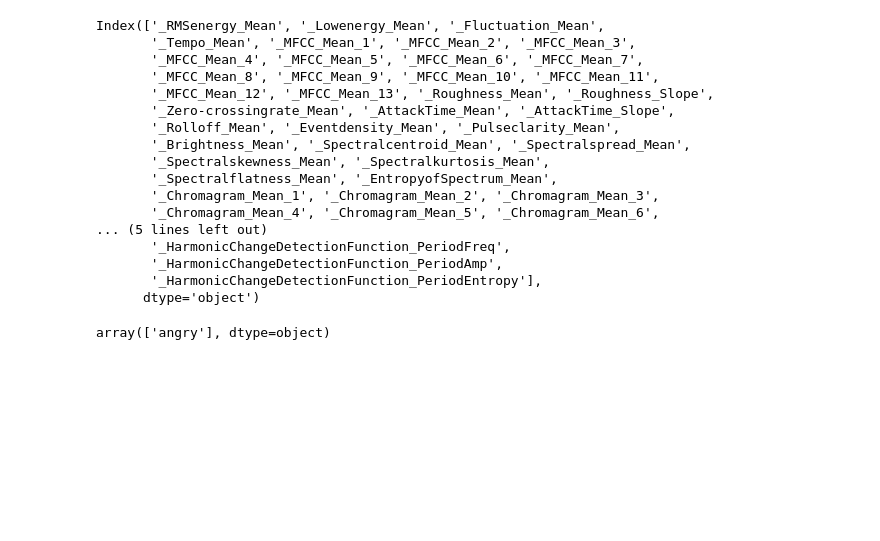
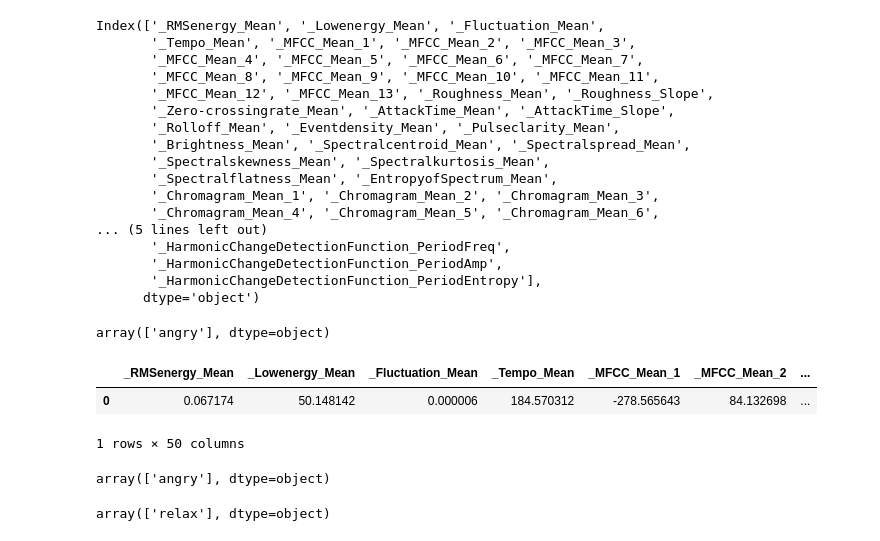
Before and after one commit to tiwaripari/ML, a Jupyter notebook: RandomForestEmotionClassification.ipynb, the cells around one changed output. Saved outputs shown, nothing was run; the diff lists cells and outputs as text; code cells hidden in the pictures; blank space fills up the shorter version.

```diff
--- a/RandomForestEmotionClassification.ipynb
+++ b/RandomForestEmotionClassification.ipynb
@@ -243,3 +244,14 @@ prediction2 = target_names[clf.predict(features)]
 prediction2
 # %% [output]
 array(['angry'], dtype=object)
+# %%
+y = '/content/drive/MyDrive/Happiness.mp3'
+features_2 = {}
+features_2 = feature_extraction(y)
+# %%
+
+features_2
+# %% [output]
+|  | _RMSenergy_Mean | _Lowenergy_Mean | _Fluctuation_Mean | _Tempo_Mean | _MFCC_Mean_1 | _MFCC_Mean_2 | ... |
+| 0 | 0.067174 | 50.148142 | 0.000006 | 184.570312 | -278.565643 | 84.132698 | ... |
+1 rows × 50 columns
@@ -245,0 +260,5 @@ array(['angry'], dtype=object)
+# %%
+prediction3 = target_names[clf.predict(features_2)]
+prediction3
+# %% [output]
+array(['angry'], dtype=object)
@@ -245,0 +271,5 @@ array(['angry'], dtype=object)
+# %%
+prediction4 = target_names[clf.predict(features_3)]
+prediction4
+# %% [output]
+array(['relax'], dtype=object)
```
Also changed, not shown: parts of 16 cells of this notebook.
